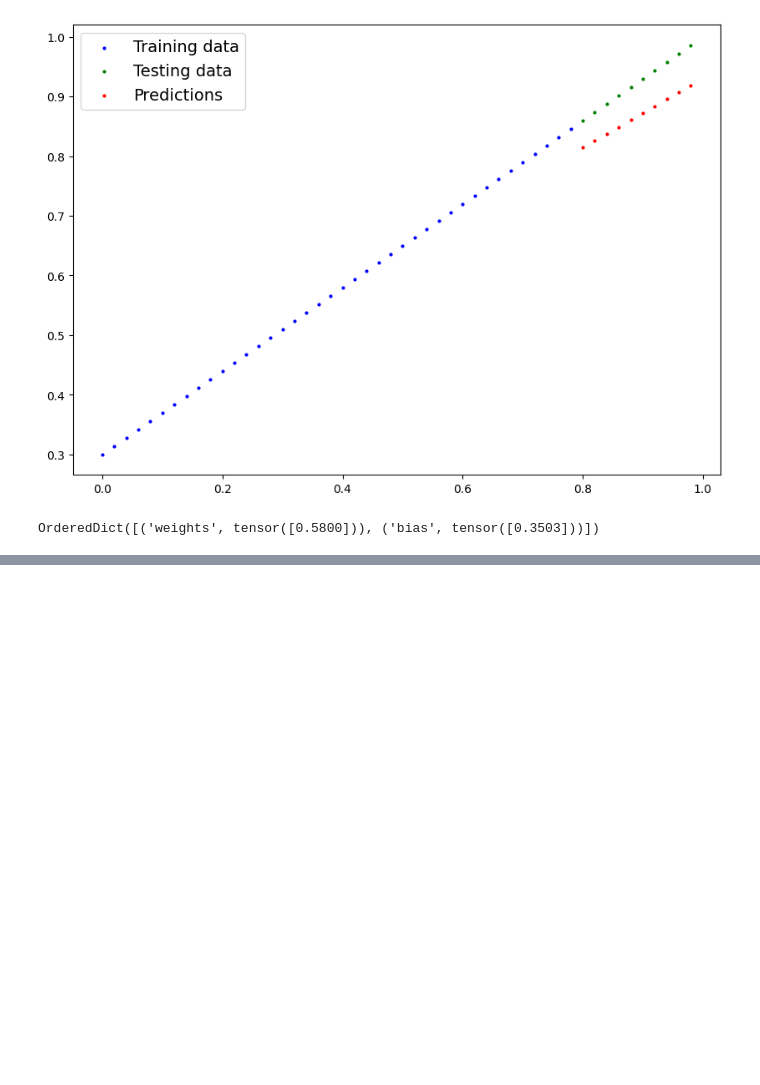
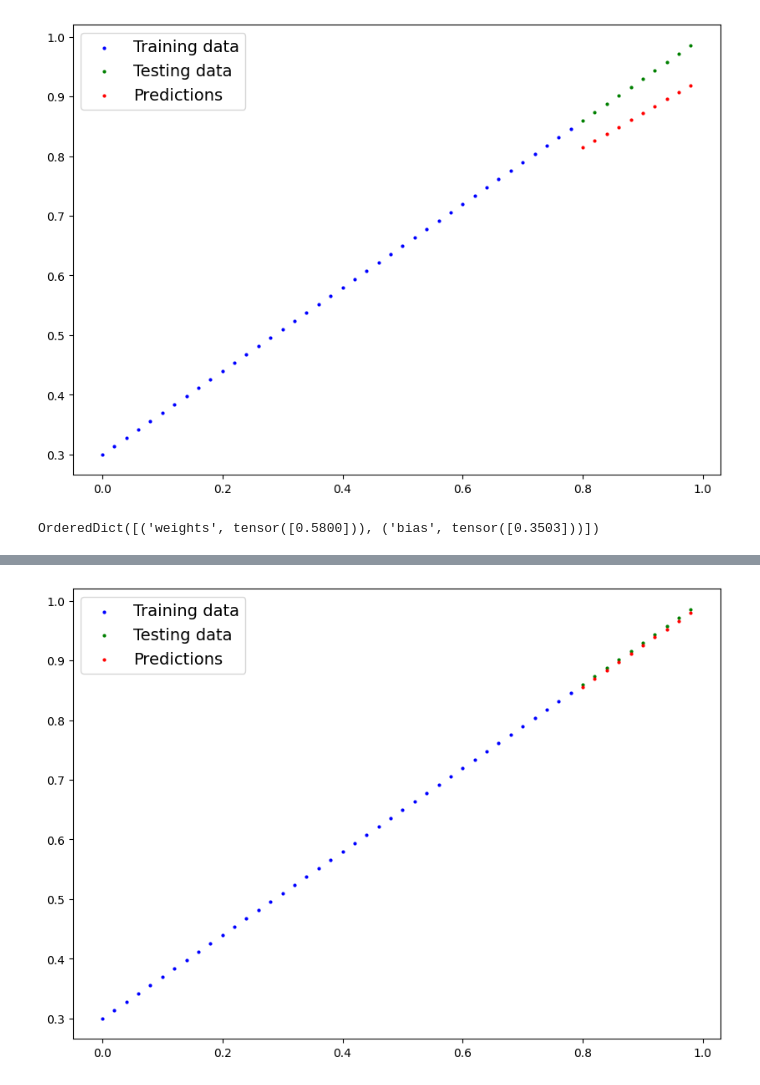
Before and after one commit to EngrIBGIT/Projects_Deep_Learning_PyTorch, a Jupyter notebook: Project_Deep_Learning_PyTorch.ipynb, the cells around one changed output, grey strips where cells are left out. Drawn from its saved outputs; the diff is of its cells as text; code cells hidden in the pictures; blank space fills up the shorter version.

```diff
--- a/Project_Deep_Learning_PyTorch.ipynb
+++ b/Project_Deep_Learning_PyTorch.ipynb
@@ -1448,0 +1510,4 @@ OrderedDict([('weights', tensor([0.5800])), ('bias', tensor([0.3503]))])
+# %%
+with torch.inference_mode():
+  y_preds_new = model_0(X_test)
+  print(y_preds_new)
@@ -1448,0 +1533,4 @@ OrderedDict([('weights', tensor([0.5800])), ('bias', tensor([0.3503]))])
+# %%
+plot_predictions(predictions=y_preds_new);
+# %% [output]
+[figure, added]
```
Also changed, not shown: parts of 4 cells of this notebook.
